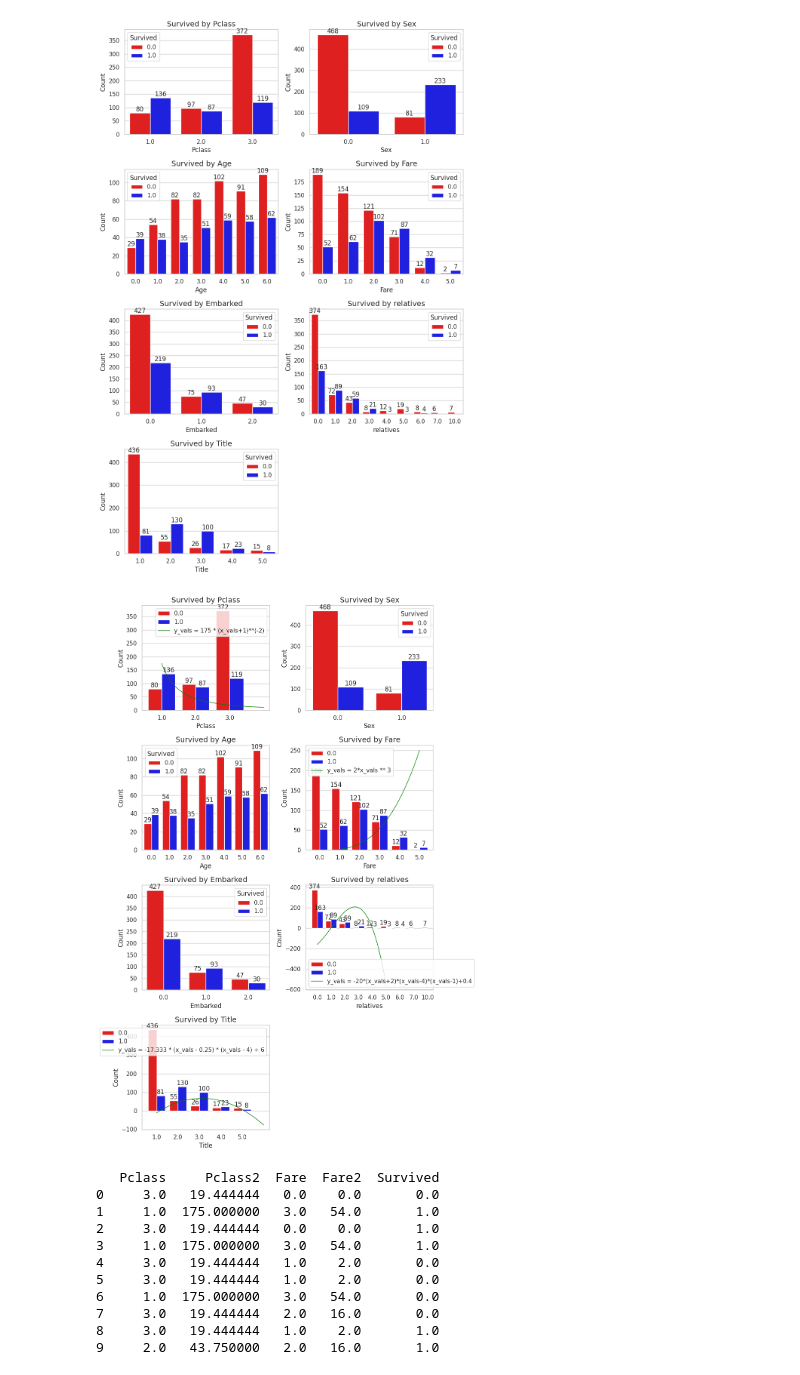
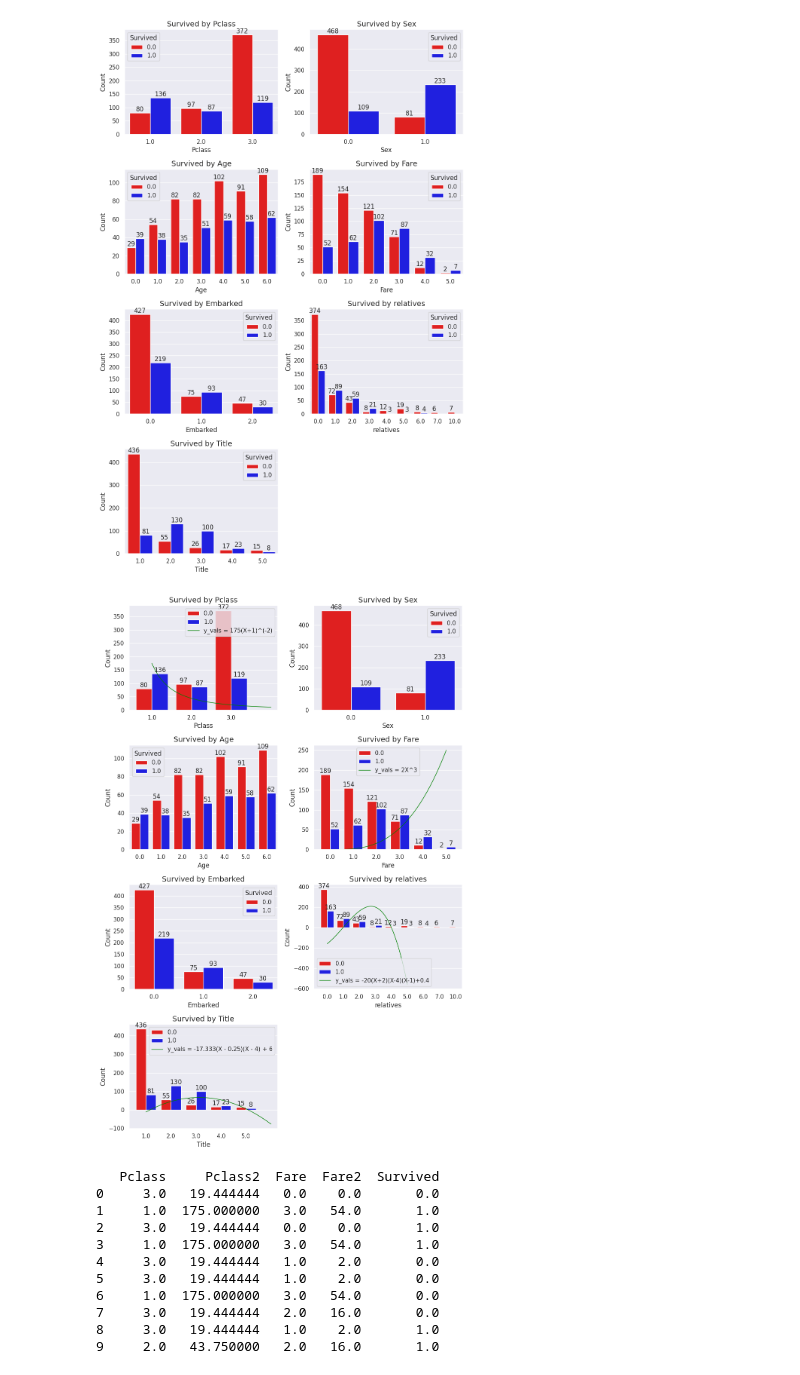
Before and after one commit to DarceCat/Adrian-Milroy, a Jupyter notebook: Titanic.ipynb, the cells around one changed output. Cells and saved outputs as stored; diff of their text form; code cells hidden in the pictures.

```diff
--- a/Titanic.ipynb
+++ b/Titanic.ipynb
@@ -261,12 +215,8 @@ Node 0: Title <= 1.50
 
 Let's do some deeper EDA
 # %%
-import matplotlib.pyplot as plt
-import seaborn as sns
-import pandas as pd
-
 # Set the style for seaborn
-sns.set(style="whitegrid")
+sns.set(style="darkgrid")
 
 # List of parameters to plot
 parameters = ['Pclass', 'Sex', 'Age', 'Fare', 'Embarked', 'relatives', 'Title']
@@ -307,11 +257,9 @@ plt.show()
 #Let's try to fit mathematical functions to model the each parameter in an attempt to seperate survived/non-survived in the most optimal fashion
 
 import numpy as np
-import seaborn as sns
-import matplotlib.pyplot as plt
 
 # Set the style for seaborn
-sns.set(style="whitegrid")
+sns.set(style="darkgrid")
 
 # List of parameters to plot
 parameters = ['Pclass', 'Sex', 'Age', 'Fare', 'Embarked', 'relatives', 'Title']
@@ -345,43 +293,43 @@ for i, param in enumerate(parameters):
         x_vals = np.linspace(df['Pclass'].min()-1, df['Pclass'].max(), 100)
         y_vals = 175 * (x_vals+1)**(-2)
 
-        axes[i].plot(x_vals, y_vals, color='green', label=r'y_vals = 175 * (x_vals+1)**(-2)', linewidth=1)
+        axes[i].plot(x_vals, y_vals, color='green', label=r'y_vals = 175(X+1)^(-2)', linewidth=1)
         axes[i].legend()
 
     if param == 'Title':
         # Define the mathematical function
         x_vals = np.linspace(df['Title'].min()-1, df['Title'].max(), 100)
         y_vals = -17.333 * (x_vals - 0.25) * (x_vals - 4) + 6
 
         # Plot the function on the 'Title' subplot
-        axes[i].plot(x_vals, y_vals, color='green', label=r'y_vals = -17.333 * (x_vals - 0.25) * (x_vals - 4) + 6', linewidth=1)
+        axes[i].plot(x_vals, y_vals, color='green', label=r'y_vals = -17.333(X - 0.25)(X - 4) + 6', linewidth=1)
         axes[i].legend()
 
     if param == 'relatives':
         # Define the mathematical function
         x_vals = np.linspace(df['relatives'].min(), df['relatives'].max()-5, 100)
         y_vals = -20*(x_vals+2)*(x_vals-4)*(x_vals-1)+0.4
 
         # Plot the function on the 'Title' subplot
-        axes[i].plot(x_vals, y_vals, color='green', label=r'y_vals = -20*(x_vals+2)*(x_vals-4)*(x_vals-1)+0.4', linewidth=1)
+        axes[i].plot(x_vals, y_vals, color='green', label=r'y_vals = -20(X+2)(X-4)(X-1)+0.4', linewidth=1)
         axes[i].legend()
 
     elif param == 'Fare':
         # Define the mathematical function for Fare2: y = x^3
         x_vals = np.linspace(df['Fare'].min(), df['Fare'].max(), 100)
         y_vals = 2*x_vals ** 3
-        axes[i].plot(x_vals, y_vals, color='green', label=r'y_vals = 2*x_vals ** 3', linewidth=1)
+        axes[i].plot(x_vals, y_vals, color='green', label=r'y_vals = 2X^3', linewidth=1)
         axes[i].legend()
 
 # Remove the empty subplot if the number of parameters is odd
 if len(parameters) % 2 != 0:
     fig.delaxes(axes[-1])
 
 # Adjust layout
 plt.tight_layout()
 plt.show()
 # %% [output]
-[figure, old version]
+[figure, new version]
 # %%
 #Let's visualise some combinations of features that make logical sense:
 
```
Also changed, not shown: parts of 24 cells of this notebook.
